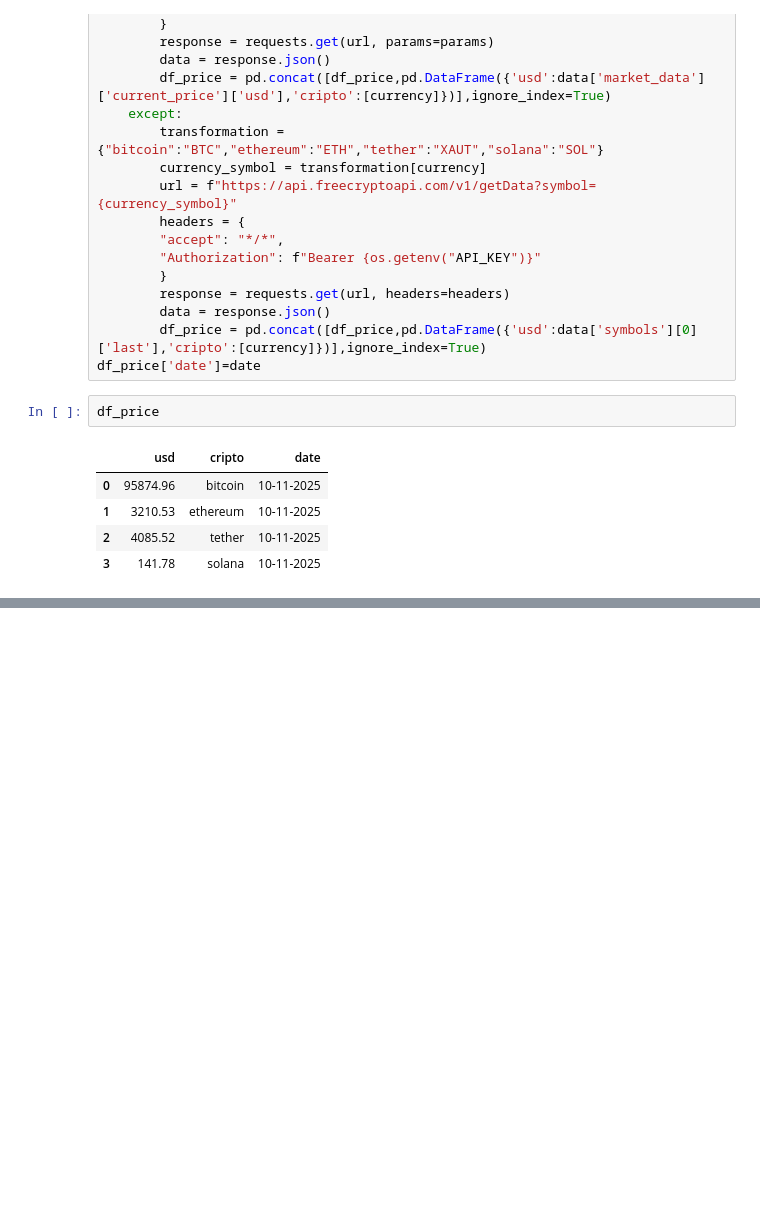
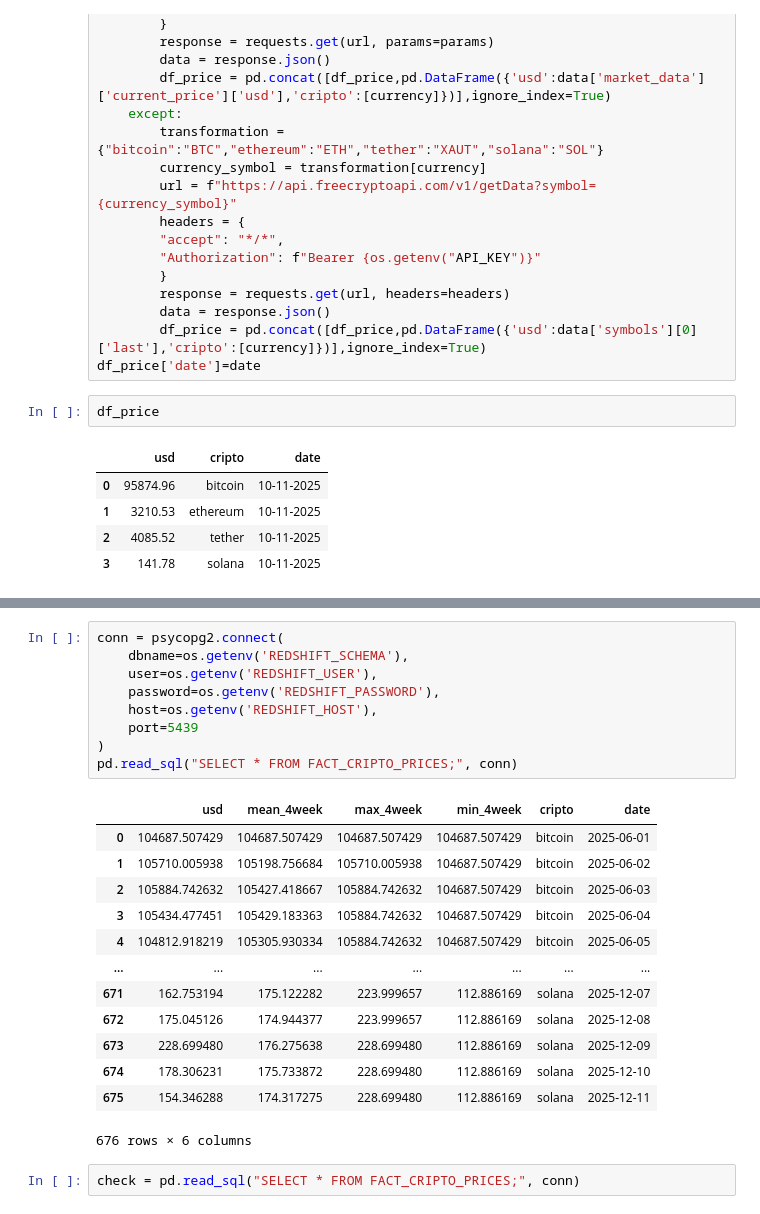
Before and after one commit to gasparcartasso/cripto_currencies, a Jupyter notebook: test.ipynb, the cells around one changed output, grey strips where cells are left out. Saved outputs shown, nothing was run; the diff lists cells and outputs as text; blank space fills up the shorter version.

```diff
--- a/test.ipynb
+++ b/test.ipynb
@@ -180,0 +301,25 @@ df_price
+# %%
+conn = psycopg2.connect(
+    dbname=os.getenv('REDSHIFT_SCHEMA'),
+    user=os.getenv('REDSHIFT_USER'),
+    password=os.getenv('REDSHIFT_PASSWORD'),
+    host=os.getenv('REDSHIFT_HOST'),
+    port=5439
+)
+pd.read_sql("SELECT * FROM FACT_CRIPTO_PRICES;", conn)
+# %% [output]
+|  | usd | mean_4week | max_4week | min_4week | cripto | date |
+| 0 | 104687.507429 | 104687.507429 | 104687.507429 | 104687.507429 | bitcoin | 2025-06-01 |
+| 1 | 105710.005938 | 105198.756684 | 105710.005938 | 104687.507429 | bitcoin | 2025-06-02 |
+| 2 | 105884.742632 | 105427.418667 | 105884.742632 | 104687.507429 | bitcoin | 2025-06-03 |
+| 3 | 105434.477451 | 105429.183363 | 105884.742632 | 104687.507429 | bitcoin | 2025-06-04 |
+| 4 | 104812.918219 | 105305.930334 | 105884.742632 | 104687.507429 | bitcoin | 2025-06-05 |
+| ... | ... | ... | ... | ... | ... | ... |
+| 671 | 162.753194 | 175.122282 | 223.999657 | 112.886169 | solana | 2025-12-07 |
+| 672 | 175.045126 | 174.944377 | 223.999657 | 112.886169 | solana | 2025-12-08 |
+| 673 | 228.699480 | 176.275638 | 228.699480 | 112.886169 | solana | 2025-12-09 |
+| 674 | 178.306231 | 175.733872 | 228.699480 | 112.886169 | solana | 2025-12-10 |
+| 675 | 154.346288 | 174.317275 | 228.699480 | 112.886169 | solana | 2025-12-11 |
+676 rows × 6 columns
+# %%
+check = pd.read_sql("SELECT * FROM FACT_CRIPTO_PRICES;", conn)
```
Also changed, not shown: parts of 14 cells of this notebook, 4 other files.
